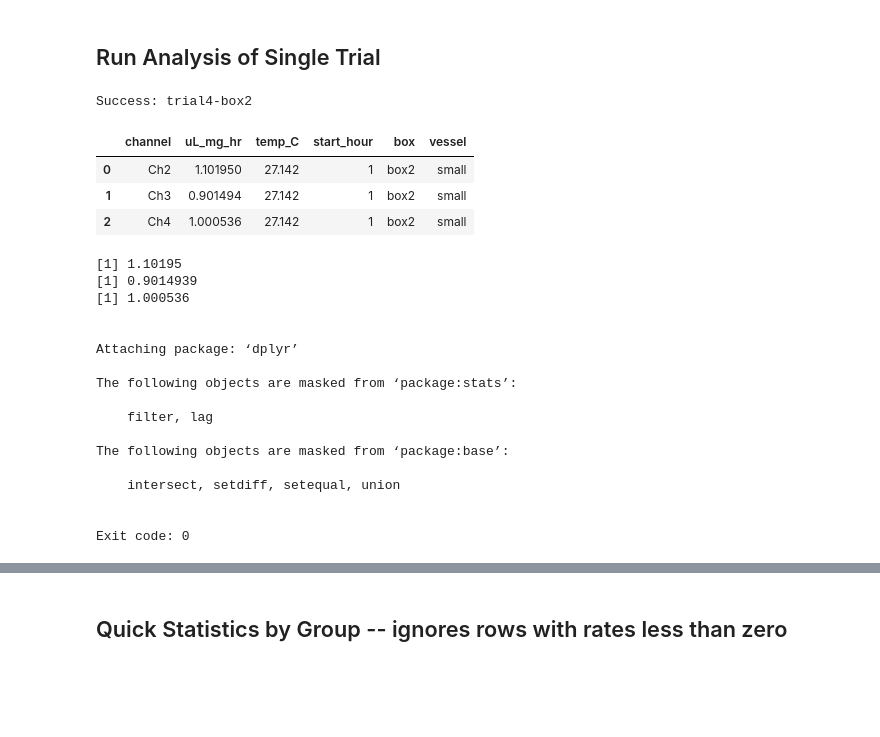
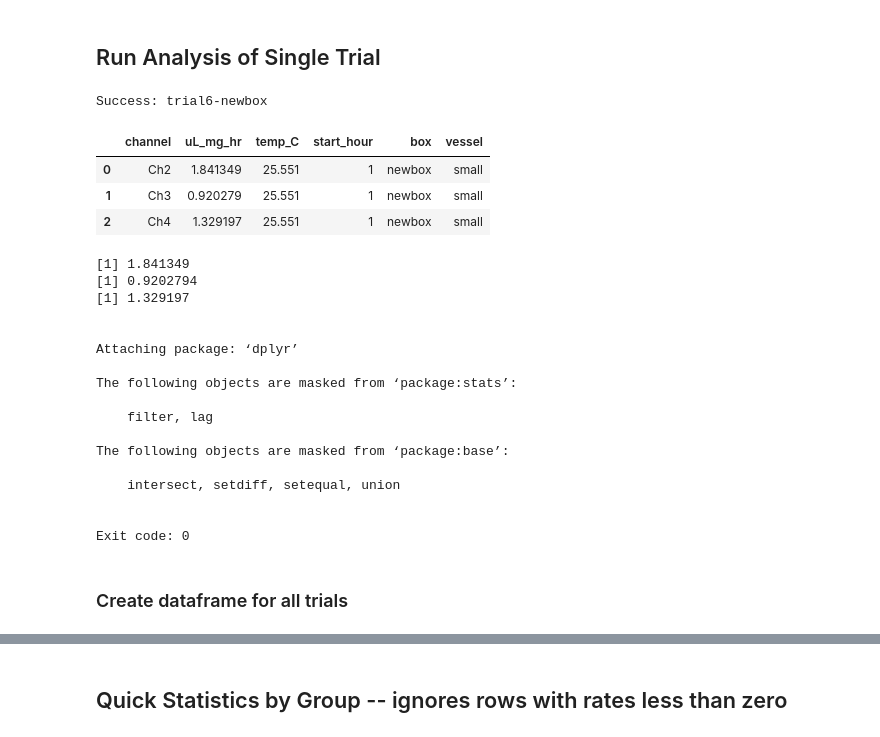
Before and after one commit to ucsb-oakley-lab/signal_respirometry, a Jupyter notebook: notebooks/B_batch_respirometry_final.ipynb, the cells around one changed output, grey strips where cells are left out. Saved outputs shown, nothing was run; the diff lists cells and outputs as text; code cells hidden in the pictures; blank space fills up the shorter version.

```diff
--- a/notebooks/B_batch_respirometry_final.ipynb
+++ b/notebooks/B_batch_respirometry_final.ipynb
@@ -635,47 +637,47 @@ Completed: 14/24 runs succeeded
 # %%
 # --- Run and view a single run (ad hoc) ---
 
-single_run = next(r for r in runs if r['trial'] == 'trial4' and r['brick'] == 'box2')
+single_run = next(r for r in runs if r['trial'] == 'trial6' and r['brick'] == 'newbox')
 success, message = run_respirometry_analysis(single_run)
 print(message)
 
 # Load and display the summary for this run, one row per channel, with extra parameters
 csv_name = single_run['csv'].name
 summary_path = OUT_DIR / f"{csv_name}_R_summary.csv"
 if summary_path.exists():
     r_df = pd.read_csv(summary_path)
     # Reshape: gather all *_uL_mg_hr columns into rows
     channel_cols = [col for col in r_df.columns if col.endswith('_uL_mg_hr')]
     rows = []
     for col in channel_cols:
         channel = col.replace('_uL_mg_hr', '')
         value = r_df[col].iloc[0]
         row = {
             'channel': channel,
             'uL_mg_hr': value,
             'temp_C': r_df['temp_C'].iloc[0] if 'temp_C' in r_df.columns else None,
             'start_hour': single_run.get('start_hour', DEFAULT_START_HOUR),
             'box': single_run.get('brick', None),
             'vessel': single_run.get('metadata', {}).get('vessel', None)
         }
         rows.append(row)
     display(pd.DataFrame(rows))
 else:
     print(f"Summary not found: {summary_path}")
 ## Load and Aggregate Results
 # %% [output]
-Success: trial4-box2
+Success: trial6-newbox
 |  | channel | uL_mg_hr | temp_C | start_hour | box | vessel |
-| 0 | Ch2 | 1.101950 | 27.142 | 1 | box2 | small |
-| 1 | Ch3 | 0.901494 | 27.142 | 1 | box2 | small |
-| 2 | Ch4 | 1.000536 | 27.142 | 1 | box2 | small |
+| 0 | Ch2 | 1.841349 | 25.551 | 1 | newbox | small |
+| 1 | Ch3 | 0.920279 | 25.551 | 1 | newbox | small |
+| 2 | Ch4 | 1.329197 | 25.551 | 1 | newbox | small |
 # %%
 import subprocess
 
 cmd = [
     "Rscript",
     "--vanilla",
-    "/Users/oakley/Documents/GitHub/signal_respirometry/data/adriana_final_r/box2-trial4.R",
+    "/Users/oakley/Documents/GitHub/signal_respirometry/data/adriana_final_r/newpyro-trial6-light.R",
 ]
 
 result = subprocess.run(cmd, text=True, capture_output=True)
@@ -683,9 +685,9 @@ print(result.stdout)
 print(result.stderr)
 print("Exit code:", result.returncode)
 # %% [output]
-[1] 1.10195
-[1] 0.9014939
-[1] 1.000536
+[1] 1.841349
+[1] 0.9202794
+[1] 1.329197
 
 
 Attaching package: ‘dplyr’
@@ -700,6 +702,8 @@ The following objects are masked from ‘package:base’:
 
 
 Exit code: 0
+# %% [markdown]
+### Create dataframe for all trials
 # %%
 import pandas as pd
 
```
Also changed, not shown: parts of 16 cells of this notebook, 18 other files.
